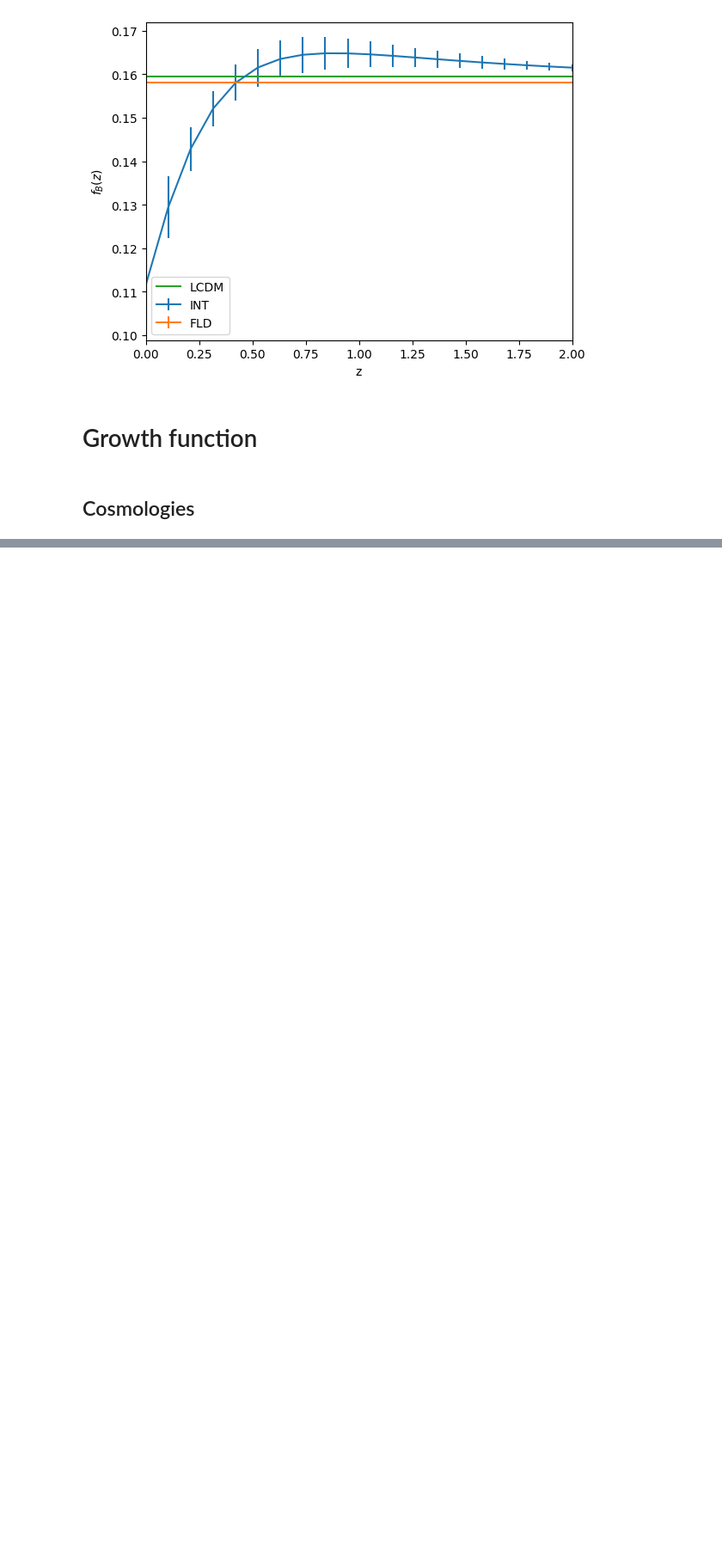
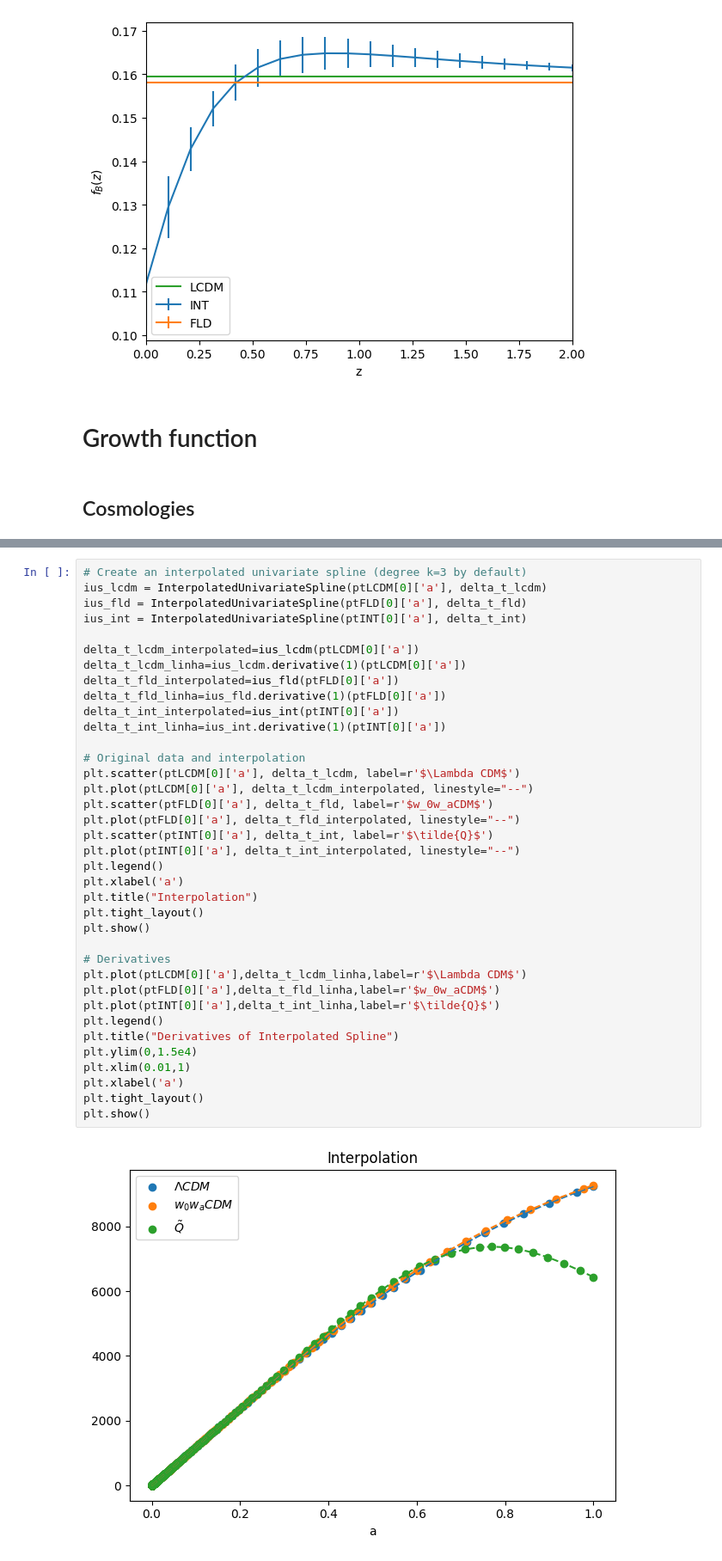
Before and after one commit to Diismas19/dark-degeneracy, a Jupyter notebook: coding/plots.ipynb, the cells around one changed output, grey strips where cells are left out. Shown: that part at 86% size. Drawn from its saved outputs; the diff is of its cells as text; blank space fills up the shorter version.

```diff
--- a/coding/plots.ipynb
+++ b/coding/plots.ipynb
@@ -343,0 +404,39 @@ omega_c_fld=bgFLD['(.)rho_cdm']/bgFLD['(.)rho_crit']
+# %%
+# Create an interpolated univariate spline (degree k=3 by default)
+ius_lcdm = InterpolatedUnivariateSpline(ptLCDM[0]['a'], delta_t_lcdm)
+ius_fld = InterpolatedUnivariateSpline(ptFLD[0]['a'], delta_t_fld)
+ius_int = InterpolatedUnivariateSpline(ptINT[0]['a'], delta_t_int)
+
+delta_t_lcdm_interpolated=ius_lcdm(ptLCDM[0]['a'])
+delta_t_lcdm_linha=ius_lcdm.derivative(1)(ptLCDM[0]['a'])
+delta_t_fld_interpolated=ius_fld(ptFLD[0]['a'])
+delta_t_fld_linha=ius_fld.derivative(1)(ptFLD[0]['a'])
+delta_t_int_interpolated=ius_int(ptINT[0]['a'])
+delta_t_int_linha=ius_int.derivative(1)(ptINT[0]['a'])
+
+# Original data and interpolation
+plt.scatter(ptLCDM[0]['a'], delta_t_lcdm, label=r'$\Lambda CDM$')
+plt.plot(ptLCDM[0]['a'], delta_t_lcdm_interpolated, linestyle="--")
+plt.scatter(ptFLD[0]['a'], delta_t_fld, label=r'$w_0w_aCDM$')
+plt.plot(ptFLD[0]['a'], delta_t_fld_interpolated, linestyle="--")
+plt.scatter(ptINT[0]['a'], delta_t_int, label=r'$\tilde{Q}$')
+plt.plot(ptINT[0]['a'], delta_t_int_interpolated, linestyle="--")
+plt.legend()
+plt.xlabel('a')
+plt.title("Interpolation")
+plt.tight_layout()
+plt.show()
+
+# Derivatives
+plt.plot(ptLCDM[0]['a'],delta_t_lcdm_linha,label=r'$\Lambda CDM$')
+plt.plot(ptFLD[0]['a'],delta_t_fld_linha,label=r'$w_0w_aCDM$')
+plt.plot(ptINT[0]['a'],delta_t_int_linha,label=r'$\tilde{Q}$')
+plt.legend()
+plt.title("Derivatives of Interpolated Spline")
+plt.ylim(0,1.5e4)
+plt.xlim(0.01,1)
+plt.xlabel('a')
+plt.tight_layout()
+plt.show()
+# %% [output]
+[figure, added]
```
Also changed, not shown: parts of 15 cells of this notebook, 9 other files.
